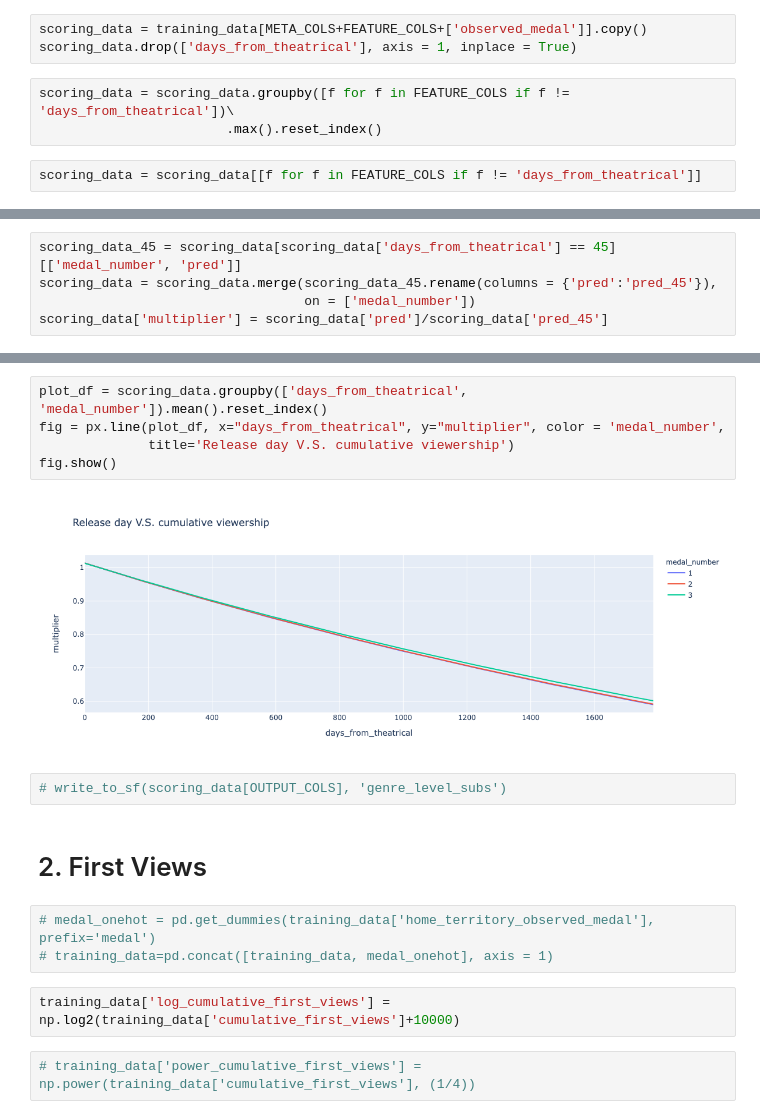
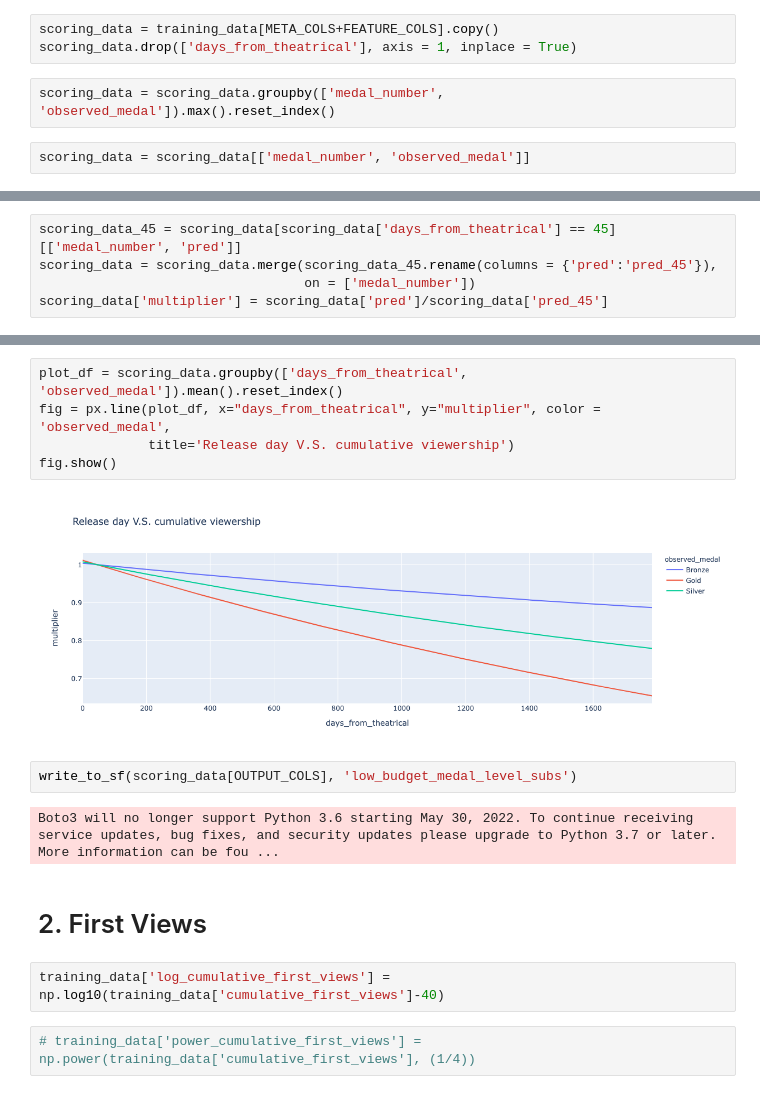
Before and after one commit to jenilu-hbo/jupyter-notebooks, a Jupyter notebook: Scheduling/2.1 Low Budget Movie Windowing Model V1.ipynb, the cells around one changed output, grey strips where cells are left out. Saved outputs shown, nothing was run; the diff lists cells and outputs as text.

```diff
--- a/Scheduling/2.1 Low Budget Movie Windowing Model V1.ipynb
+++ b/Scheduling/2.1 Low Budget Movie Windowing Model V1.ipynb
@@ -380,13 +345,12 @@ import plotly.express as px
 # %% [markdown]
 ##### 1.132 Scoring2
 # %%
-scoring_data = training_data[META_COLS+FEATURE_COLS+['observed_medal']].copy()
+scoring_data = training_data[META_COLS+FEATURE_COLS].copy()
 scoring_data.drop(['days_from_theatrical'], axis = 1, inplace = True)
 # %%
-scoring_data = scoring_data.groupby([f for f in FEATURE_COLS if f != 'days_from_theatrical'])\
-                        .max().reset_index()
+scoring_data = scoring_data.groupby(['medal_number', 'observed_medal']).max().reset_index()
-# %%
-scoring_data = scoring_data[[f for f in FEATURE_COLS if f != 'days_from_theatrical']]
+# %%
+scoring_data = scoring_data[['medal_number', 'observed_medal']]
 # %%
 pred_day = [*range(0, 1800, 15)]
 df = pd.DataFrame(pred_day, columns =['days_from_theatrical'])
@@ -420,18 +375,17 @@ scoring_data.head()
 # %%
-plot_df = scoring_data.groupby(['days_from_theatrical', 'medal_number']).mean().reset_index()
-fig = px.line(plot_df, x="days_from_theatrical", y="multiplier", color = 'medal_number',
+plot_df = scoring_data.groupby(['days_from_theatrical', 'observed_medal']).mean().reset_index()
+fig = px.line(plot_df, x="days_from_theatrical", y="multiplier", color = 'observed_medal',
               title='Release day V.S. cumulative viewership')
 fig.show()
 # %% [output]
-[figure, old version]
+[figure, new version]
-# %%
-# write_to_sf(scoring_data[OUTPUT_COLS], 'genre_level_subs')
+# %%
+write_to_sf(scoring_data[OUTPUT_COLS], 'low_budget_medal_level_subs')
+# %% [output]
+Boto3 will no longer support Python 3.6 starting May 30, 2022. To continue receiving service updates, bug fixes, and security updates please upgrade to Python 3.7 or later. More information can be fou ...
 # %% [markdown]
 # 2. First Views
-# %%
-# medal_onehot = pd.get_dummies(training_data['home_territory_observed_medal'], prefix='medal')
-# training_data=pd.concat([training_data, medal_onehot], axis = 1)
 # %%
-training_data['log_cumulative_first_views'] = np.log2(training_data['cumulative_first_views']+10000)
+training_data['log_cumulative_first_views'] = np.log10(training_data['cumulative_first_views']-40)
 # %%
 # training_data['power_cumulative_first_views'] = np.power(training_data['cumulative_first_views'], (1/4))
```
Also changed, not shown: parts of 71 cells of this notebook, 3 other files.
